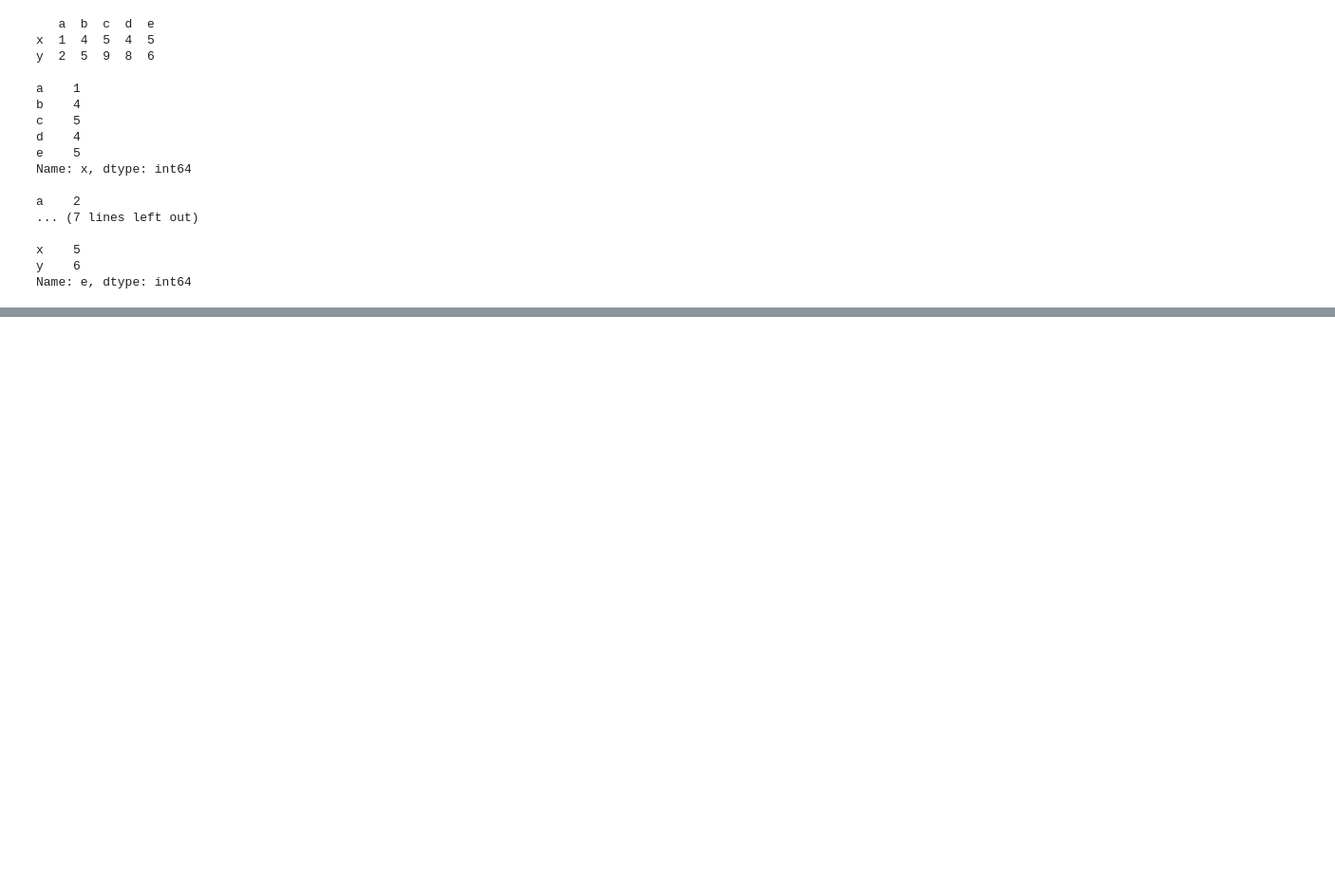
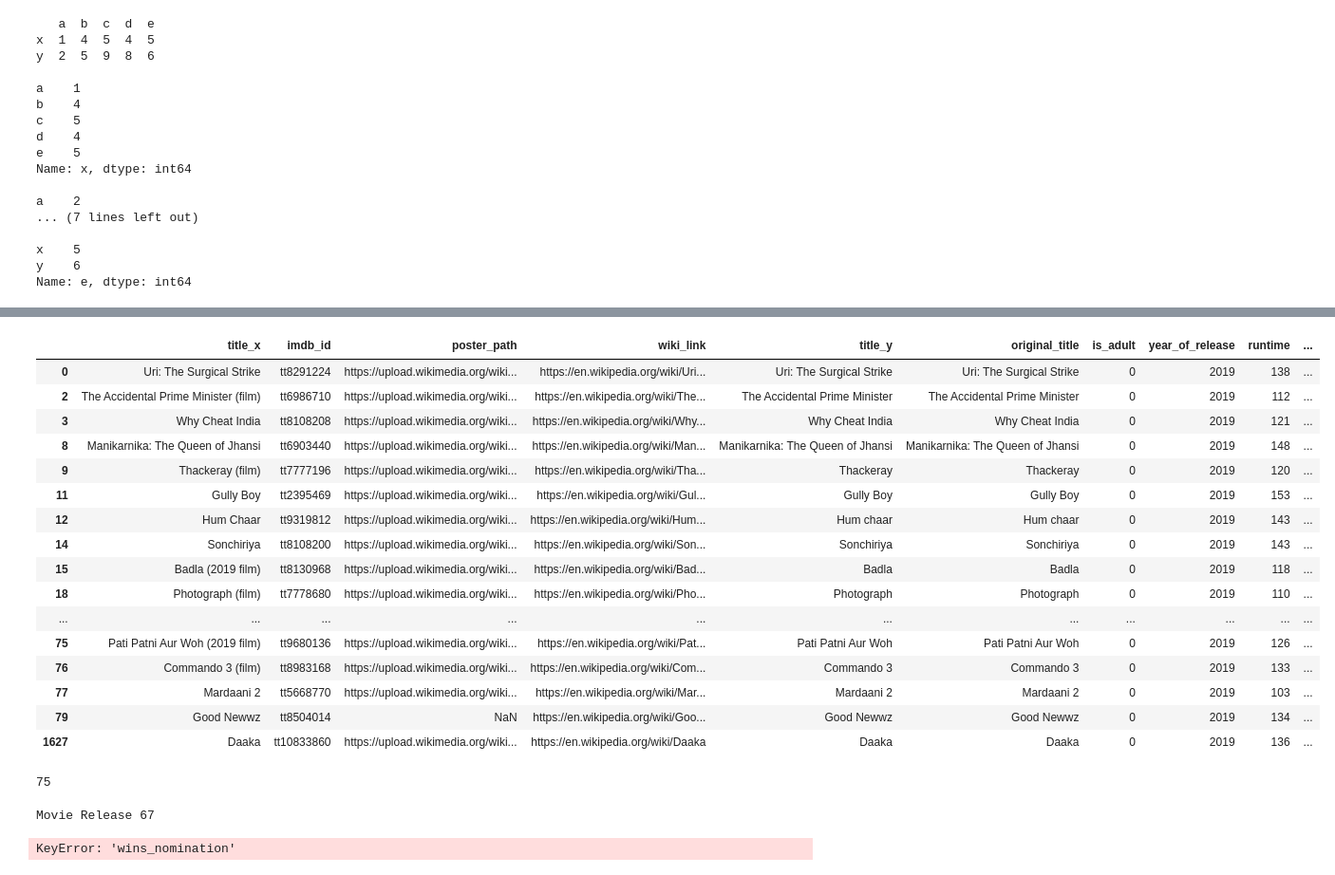
Before and after one commit to YashviD15/SEM-4-Python-2, a Jupyter notebook: T1-Pandas.ipynb, the cells around one changed output, grey strips where cells are left out. Shown at 95% size. Drawn from its saved outputs; the diff is of its cells as text; code cells hidden in the pictures; blank space fills up the shorter version.

```diff
--- a/T1-Pandas.ipynb
+++ b/T1-Pandas.ipynb
@@ -130,0 +484,48 @@ Name: e, dtype: int64
+# %%
+import pandas as pd
+x=pd.read_csv("movies.csv")
+y=pd.DataFrame(x)
+y[(y["year_of_release"]==2019)&(y["imdb_rating"]>5)]
+# %% [output]
+|  | title_x | imdb_id | poster_path | wiki_link | title_y | original_title | is_adult | year_of_release | runtime | ... |
+| 0 | Uri: The Surgical Strike | tt8291224 | https://upload.wikimedia.org/wiki... | https://en.wikipedia.org/wiki/Uri... | Uri: The Surgical Strike | Uri: The Surgical Strike | 0 | 2019 | 138 | ... |
+| 2 | The Accidental Prime Minister (film) | tt6986710 | https://upload.wikimedia.org/wiki... | https://en.wikipedia.org/wiki/The... | The Accidental Prime Minister | The Accidental Prime Minister | 0 | 2019 | 112 | ... |
+| 3 | Why Cheat India | tt8108208 | https://upload.wikimedia.org/wiki... | https://en.wikipedia.org/wiki/Why... | Why Cheat India | Why Cheat India | 0 | 2019 | 121 | ... |
+| 8 | Manikarnika: The Queen of Jhansi | tt6903440 | https://upload.wikimedia.org/wiki... | https://en.wikipedia.org/wiki/Man... | Manikarnika: The Queen of Jhansi | Manikarnika: The Queen of Jhansi | 0 | 2019 | 148 | ... |
+| 9 | Thackeray (film) | tt7777196 | https://upload.wikimedia.org/wiki... | https://en.wikipedia.org/wiki/Tha... | Thackeray | Thackeray | 0 | 2019 | 120 | ... |
+| 11 | Gully Boy | tt2395469 | https://upload.wikimedia.org/wiki... | https://en.wikipedia.org/wiki/Gul... | Gully Boy | Gully Boy | 0 | 2019 | 153 | ... |
+| 12 | Hum Chaar | tt9319812 | https://upload.wikimedia.org/wiki... | https://en.wikipedia.org/wiki/Hum... | Hum chaar | Hum chaar | 0 | 2019 | 143 | ... |
+| 14 | Sonchiriya | tt8108200 | https://upload.wikimedia.org/wiki... | https://en.wikipedia.org/wiki/Son... | Sonchiriya | Sonchiriya | 0 | 2019 | 143 | ... |
+| 15 | Badla (2019 film) | tt8130968 | https://upload.wikimedia.org/wiki... | https://en.wikipedia.org/wiki/Bad... | Badla | Badla | 0 | 2019 | 118 | ... |
+| 18 | Photograph (film) | tt7778680 | https://upload.wikimedia.org/wiki... | https://en.wikipedia.org/wiki/Pho... | Photograph | Photograph | 0 | 2019 | 110 | ... |
+| ... | ... | ... | ... | ... | ... | ... | ... | ... | ... | ... |
+| 75 | Pati Patni Aur Woh (2019 film) | tt9680136 | https://upload.wikimedia.org/wiki... | https://en.wikipedia.org/wiki/Pat... | Pati Patni Aur Woh | Pati Patni Aur Woh | 0 | 2019 | 126 | ... |
+| 76 | Commando 3 (film) | tt8983168 | https://upload.wikimedia.org/wiki... | https://en.wikipedia.org/wiki/Com... | Commando 3 | Commando 3 | 0 | 2019 | 133 | ... |
+| 77 | Mardaani 2 | tt5668770 | https://upload.wikimedia.org/wiki... | https://en.wikipedia.org/wiki/Mar... | Mardaani 2 | Mardaani 2 | 0 | 2019 | 103 | ... |
+| 79 | Good Newwz | tt8504014 | NaN | https://en.wikipedia.org/wiki/Goo... | Good Newwz | Good Newwz | 0 | 2019 | 134 | ... |
+| 1627 | Daaka | tt10833860 | https://upload.wikimedia.org/wiki... | https://en.wikipedia.org/wiki/Daaka | Daaka | Daaka | 0 | 2019 | 136 | ... |
+# %%
+import pandas as pd
+x=pd.read_csv("movies.csv")
+y=pd.DataFrame(x)
+count=0
+z=y[(y["year_of_release"]==2019)]
+z.shape[0]
+# %% [output]
+75
+# %%
+import pandas as pd
+x=pd.read_csv("movies.csv")
+y=pd.DataFrame(x)
+z=y[(y["year_of_release"]>2010)&(y["imdb_rating"]>5)&(y["genres"]=="Drama")]
+print("Movie Release",z.shape[0])
+# %% [output]
+Movie Release 67
+# %%
+import pandas as pd
+x=pd.read_csv("movies.csv")
+y=pd.DataFrame(x)
+z=y[(y["wins_nomination"]=="4 wins")]
+z.shape[0]
+# %% [output]
+KeyError: 'wins_nomination'
```
Also changed, not shown: parts of 20 cells of this notebook.
